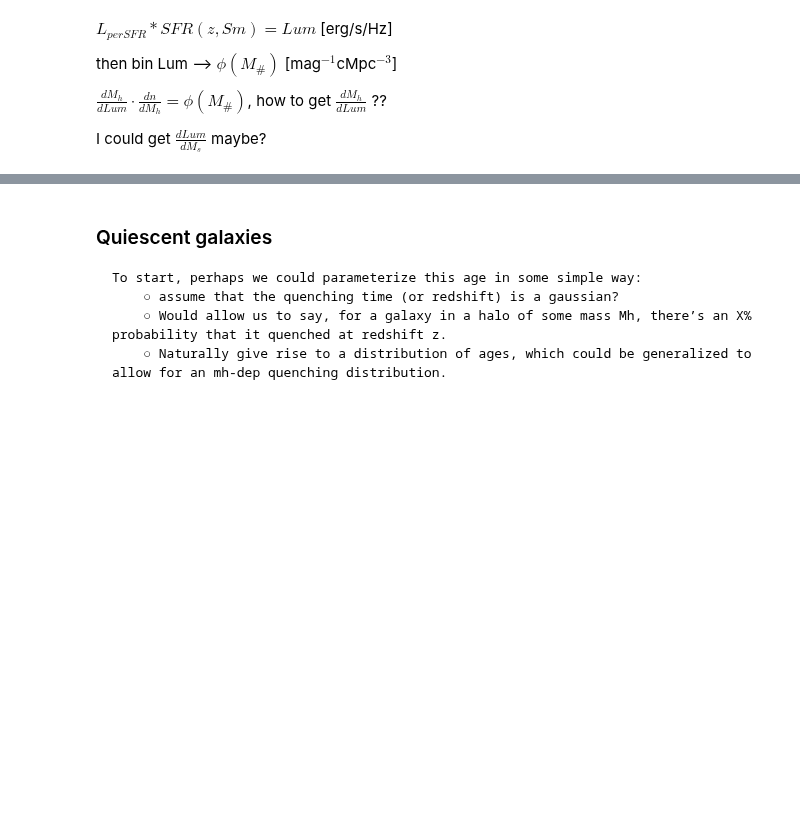
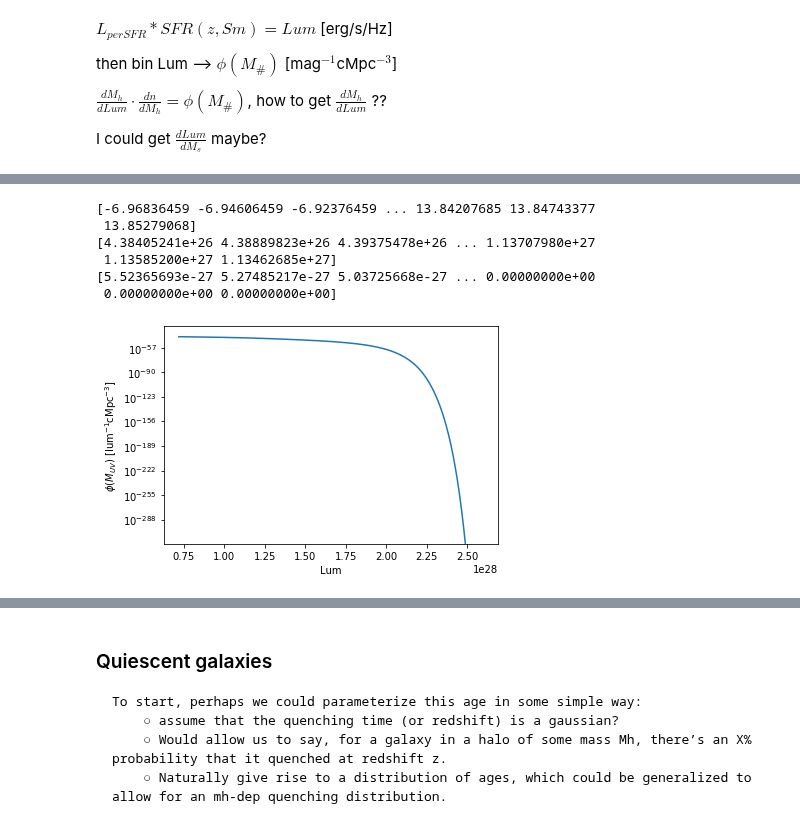
Before and after one commit to eklem1/GalaxySim, a Jupyter notebook: Gen_LF.ipynb, the cells around one changed output, grey strips where cells are left out. Drawn from its saved outputs; the diff is of its cells as text; code cells hidden in the pictures; blank space fills up the shorter version.

```diff
--- a/Gen_LF.ipynb
+++ b/Gen_LF.ipynb
@@ -67,7 +67,6 @@ def finite_dif(Lum, Sm):
     for i in range(len(Lum)-1):
         diff.append( (Lum[i+1] - Lum[i])/(Sm[i+1] - Sm[i]) )
     return diff
-
 
 def dm_dM(pop_halo, N, M_1, beta, gamma, mM_ratio):
 
@@ -89,8 +88,10 @@ def dL_dM(z, Lum, Sm):
 
     dLdm = finite_dif(Lum, Sm)
 
-    return dLdm / dmdM[:-1]
+    return dLdm / dmdM[:-1] #this seems wrong
 
+
+#same in class
 def SM_fromHM(z):
     """
     Using the SMHM ratio, given a halo mass, returns the corresponding stellar mass
@@ -99,7 +100,8 @@ def SM_fromHM(z):
     N, M_1, beta, gamma = getParams(z)
     haloMass = pop_halo.halos.tab_M
 
-    mM_ratio = np.log10( 2*N / ( haloMass/M_1**(-beta) + (haloMass/M_1)**(gamma) ) ) #equ 2
+    mM_ratio = np.log10( 2*N / ( (haloMass/M_1)**(-beta) + (haloMass/M_1)**(gamma) ) ) #equ 2
+#     print(mM_ratio)
 
     StellarMass = mM_ratio + np.log10(haloMass)
 
@@ -158,0 +109,40 @@ mag = [MagSys.L_to_MAB(L = pop.src.L_per_sfr(lamda), z=z) for lamda in wavelengt
+# %%
+lamda = 1600
+z = 1
+
+# Sm = np.linspace(8, 13, 50)
+Sm = SM_fromHM(z)
+#cut out the super small values?
+print(Sm)
+
+mask = [m > 10.0 for m in Sm]
+# print(Sm[mask])
+#doesn't make a different
+
+# [erg / s / Hz / (Msun / yr)] * (Msun)
+Lum = pop.src.L_per_sfr(lamda) * pop.SFR(z, Sm)  #[erg/s/Hz]
+# print(Lum)
+
+dLdM = np.abs(dL_dM(z, Lum, Sm))
+print(dLdM)
+
+k = np.argmin(np.abs(z - pop_halo.halos.tab_z))
+dndM = pop_halo.halos.tab_dndm[k, :][:-1]
+# print(dndM)
+
+print(dndM/dLdM)
+
+pl.semilogy((Lum[mask])[:-1], (dndM/dLdM)[mask[:-1]])
+# pl.semilogy(Lum[:-1], dndM/dLdM)
+
+pl.ylabel('$\phi(M_{UV})$ [lum$^{-1}$cMpc$^{-3}$]')
+pl.xlabel('Lum')
+pl.show()
+# %% [output]
+[-6.96836459 -6.94606459 -6.92376459 ... 13.84207685 13.84743377
+ 13.85279068]
+[4.38405241e+26 4.38889823e+26 4.39375478e+26 ... 1.13707980e+27
+ 1.13585200e+27 1.13462685e+27]
+[5.52365693e-27 5.27485217e-27 5.03725668e-27 ... 0.00000000e+00
+ 0.00000000e+00 0.00000000e+00]
+[figure, added]
```
Also changed, not shown: parts of 3 cells of this notebook, 2 other files.
